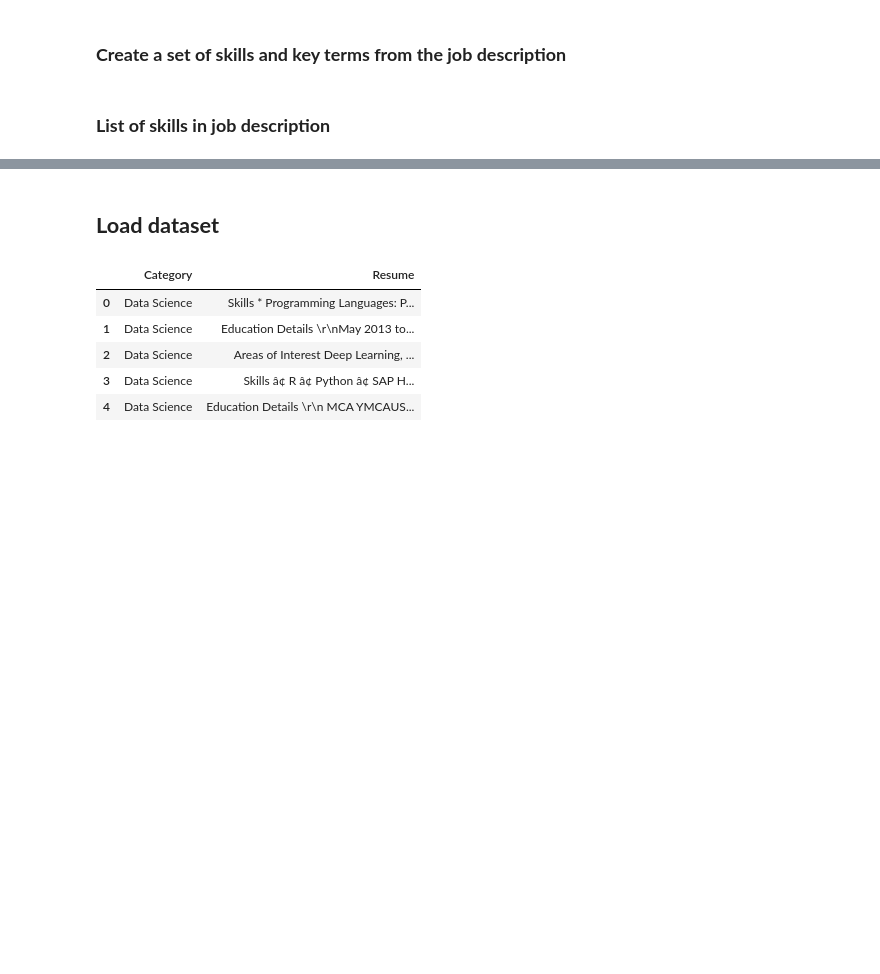
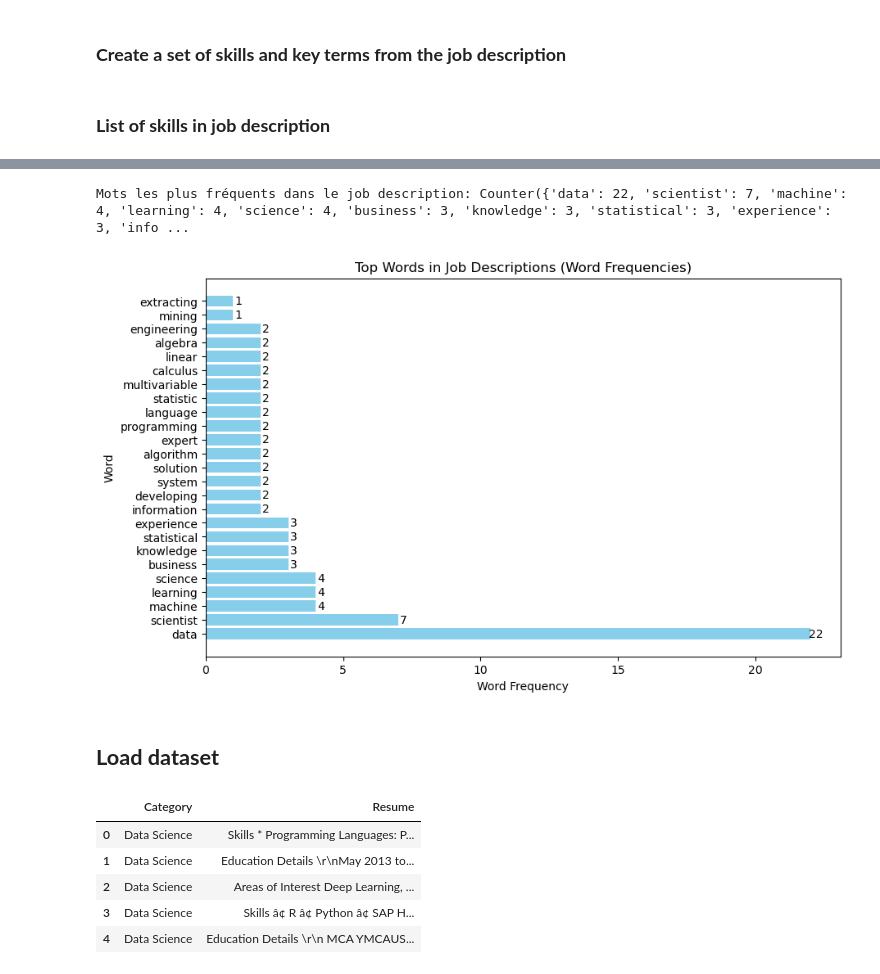
Before and after one commit to Nouhailadr/NLP-Resume-Parser, a Jupyter notebook: NLP_RESUME.ipynb, the cells around one changed output, grey strips where cells are left out. Cells and saved outputs as stored; diff of their text form; code cells hidden in the pictures; blank space fills up the shorter version.

```diff
--- a/NLP_RESUME.ipynb
+++ b/NLP_RESUME.ipynb
@@ -74,3 +88,27 @@ print(skills_list)
+# %%
+from collections import Counter
+word_counts = Counter(" ".join(job_desc).split())
+
+print("Mots les plus fréquents dans le job description:", word_counts)
+# %% [output]
+Mots les plus fréquents dans le job description: Counter({'data': 22, 'scientist': 7, 'machine': 4, 'learning': 4, 'science': 4, 'business': 3, 'knowledge': 3, 'statistical': 3, 'experience': 3, 'info ...
+# %%
+top_words = word_counts.most_common(25)  # Select the top 10 words
+words, counts = zip(*top_words)
+
+plt.figure(figsize=(10, 6))
+bars = plt.barh(words, counts, color='skyblue')
+plt.title('Top Words in Job Descriptions (Word Frequencies)')
+plt.xlabel('Word Frequency')
+plt.ylabel('Word')
+
+# Add labels to the bars
+for bar, count in zip(bars, counts):
+    plt.text(bar.get_width() + 0.2, bar.get_y() + bar.get_height() / 2, str(count), ha='center', va='center')
+
+plt.show()
+# %% [output]
+[figure, added]
 # %% [markdown]
 ## **Load dataset**
 # %%
```
Also changed, not shown: parts of 31 cells of this notebook.
